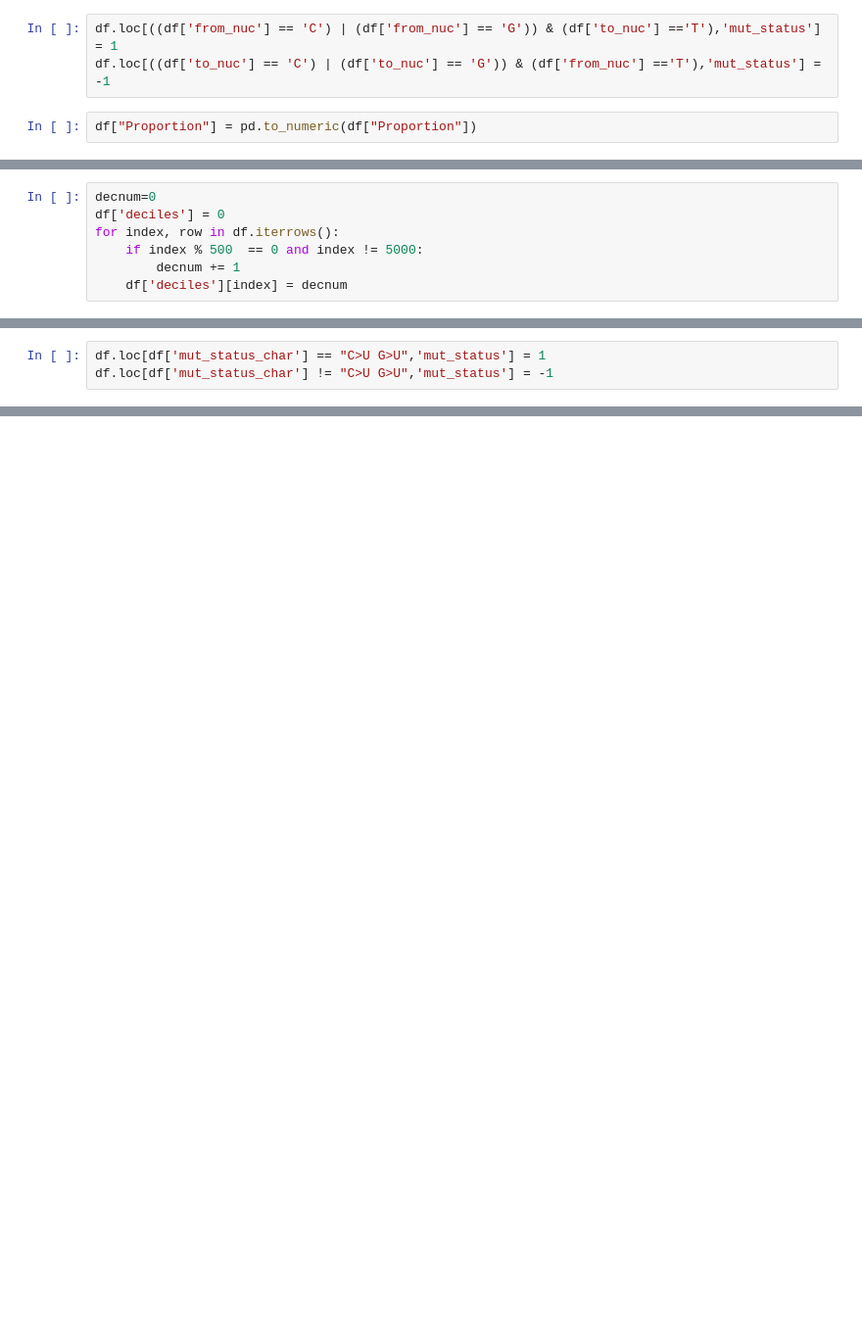
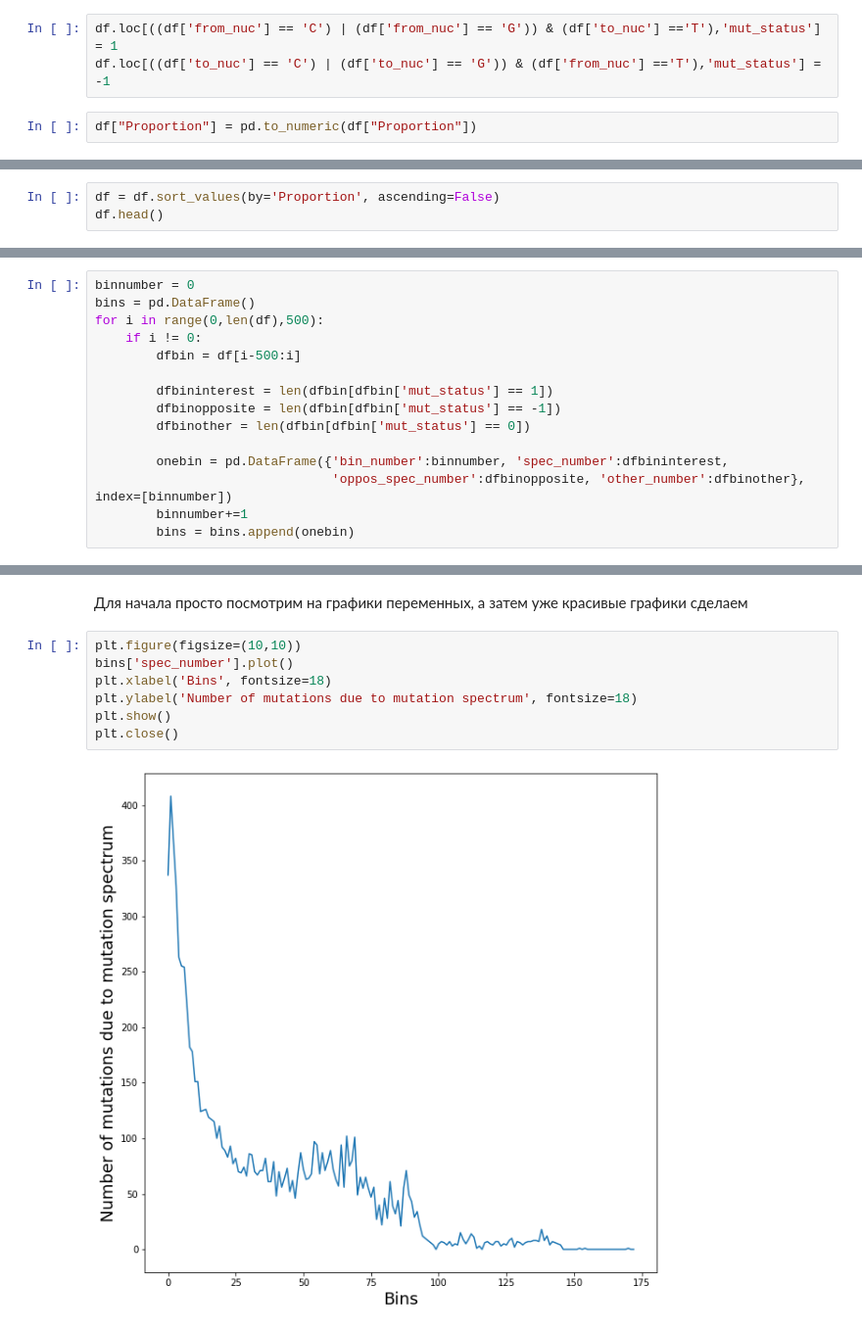
Before and after one commit to VoronkaAlexandr/Sars_Cov_2_MutSpec, a Jupyter notebook: Sars_Cov_2/cod/cov_glue_check.ipynb, the cells around one changed output, grey strips where cells are left out. Shown at 98% size. Drawn from its saved outputs; the diff is of its cells as text; blank space fills up the shorter version.

```diff
--- a/Sars_Cov_2/cod/cov_glue_check.ipynb
+++ b/Sars_Cov_2/cod/cov_glue_check.ipynb
@@ -180,7 +105,0 @@ df
-# %%
-decnum=0
-df['deciles'] = 0
-for index, row in df.iterrows():
-    if index % 500  == 0 and index != 5000:
-        decnum += 1
-    df['deciles'][index] = decnum
@@ -221,3 +105,0 @@ print(p)
-# %%
-df.loc[df['mut_status_char'] == "C>U G>U",'mut_status'] = 1
-df.loc[df['mut_status_char'] != "C>U G>U",'mut_status'] = -1
@@ -269,0 +108,3 @@ predict.hist()
+# %%
+df = df.sort_values(by='Proportion', ascending=False)
+df.head()
@@ -269,0 +122,15 @@ predict.hist()
+# %%
+binnumber = 0
+bins = pd.DataFrame()
+for i in range(0,len(df),500):
+    if i != 0:
+        dfbin = df[i-500:i]
+
+        dfbininterest = len(dfbin[dfbin['mut_status'] == 1])
+        dfbinopposite = len(dfbin[dfbin['mut_status'] == -1])
+        dfbinother = len(dfbin[dfbin['mut_status'] == 0])
+
+        onebin = pd.DataFrame({'bin_number':binnumber, 'spec_number':dfbininterest,
+                               'oppos_spec_number':dfbinopposite, 'other_number':dfbinother}, index=[binnumber])
+        binnumber+=1
+        bins = bins.append(onebin)
@@ -269,0 +153,11 @@ predict.hist()
+# %% [markdown]
+Для начала просто посмотрим на графики переменных, а затем уже красивые графики сделаем
+# %%
+plt.figure(figsize=(10,10))
+bins['spec_number'].plot()
+plt.xlabel('Bins', fontsize=18)
+plt.ylabel('Number of mutations due to mutation spectrum', fontsize=18)
+plt.show()
+plt.close()
+# %% [output]
+[figure, added]
```
Also changed, not shown: parts of 69 cells of this notebook.
